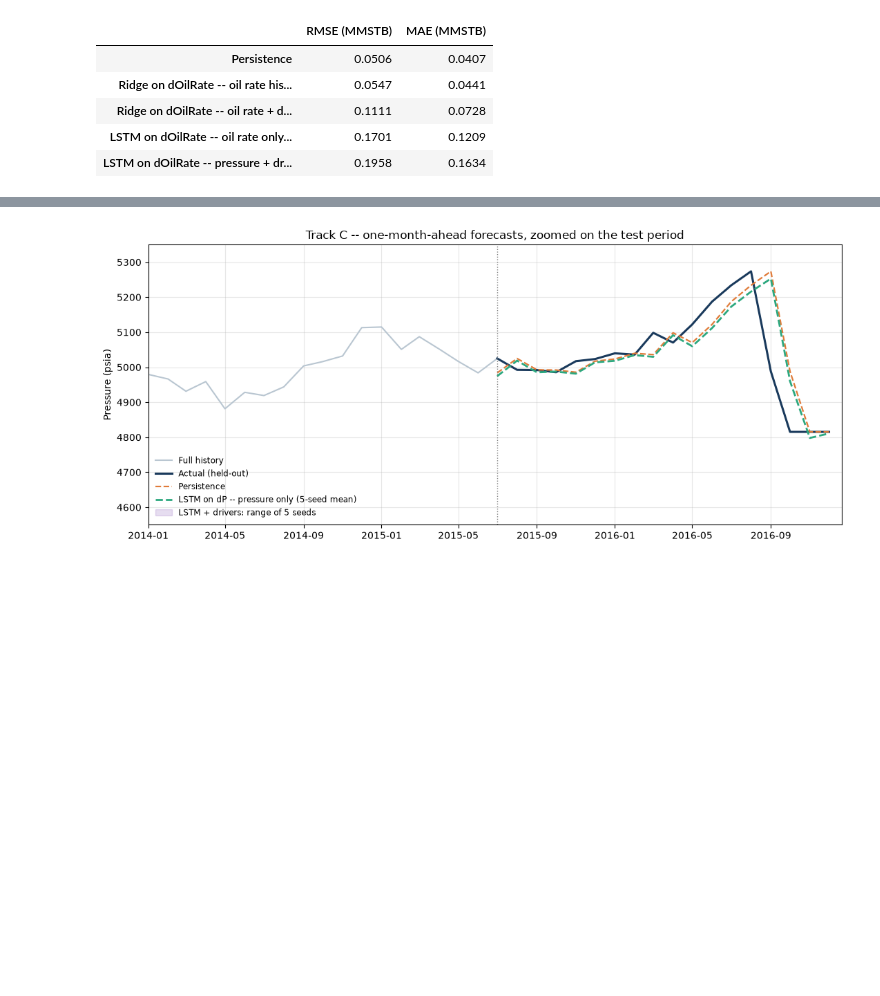
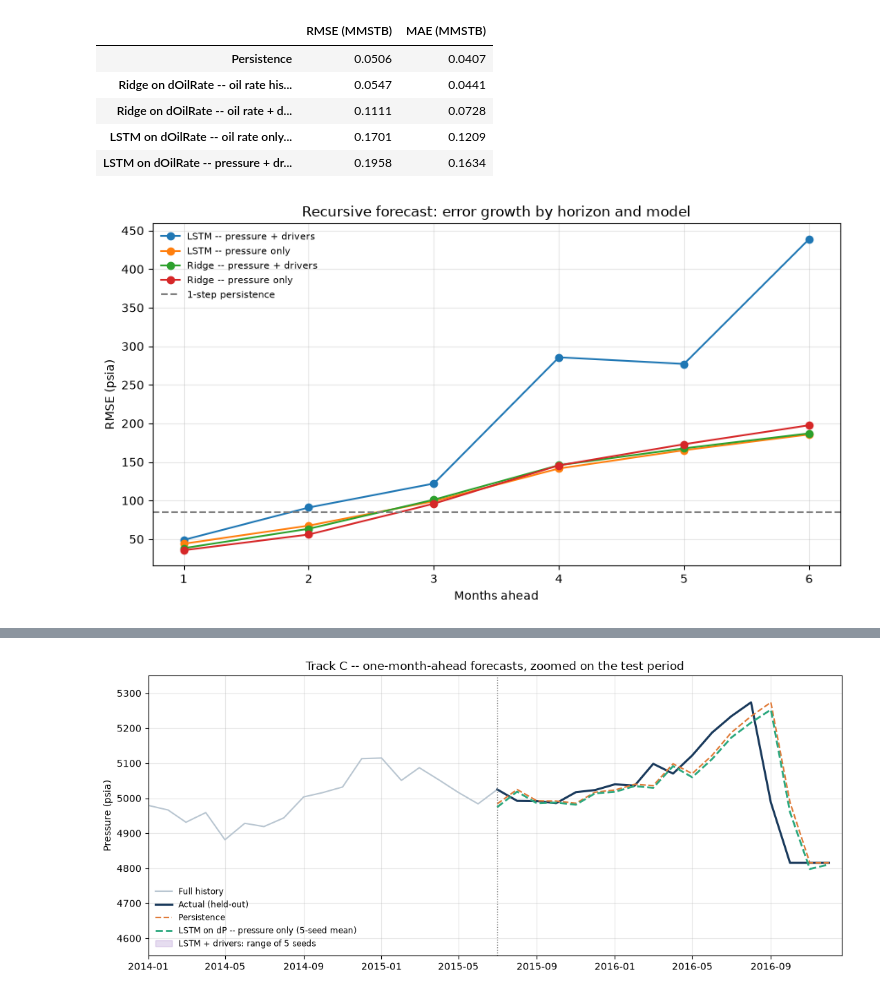
Before and after one commit to sadaraka-kadi/ml4pe-pressure-forecasting, a Jupyter notebook: notebooks/capstone.ipynb, the cells around one changed output, grey strips where cells are left out. Saved outputs shown, nothing was run; the diff lists cells and outputs as text; code cells hidden in the pictures; blank space fills up the shorter version.

```diff
--- a/notebooks/capstone.ipynb
+++ b/notebooks/capstone.ipynb
@@ -726,3 +726,8 @@ oil_scores
 # %%
 # Experiment 4
 # 6 - month recursive forecast
+n_train_months = len(volve) - TEST_MONTHS
+series_all = volve[DRIVERS].values.astype("float32")   # [pressure, oil_rate, water_inj]
+scaler_full = StandardScaler().fit(series_all[:n_train_months])
+S_full = scaler_full.transform(series_all).astype("float32")
+pressure_raw = volve["Pressure_psia"].values
@@ -728,0 +881,9 @@ oil_scores
+# %%
+ridge_pipeline_drivers = GridSearchCV(make_pipeline(StandardScaler(), Ridge()),
+                                      {"ridge__alpha": [1, 10, 100, 1000, 10000]},
+                                      cv=TimeSeriesSplit(n_splits=4),
+                                      scoring="neg_root_mean_squared_error").fit(
+    train_r[dp_feats_r + driver_feats_r], train_r["dP"])
+
+feats_drivers = dp_feats_r + driver_feats_r
+DRIVER_FEATS = driver_feats_r   # matches the name used in rolling_recursive_ridge_drivers
@@ -728,0 +912,28 @@ oil_scores
+# %%
+N_STEPS = 6
+LAGS_R = 6
+
+all_recursive = pd.concat([
+    rolling_recursive_ridge_history(ridge_pipeline_r, dp_feats_r, pressure_raw, n_train_months, TEST_MONTHS, N_STEPS, LAGS_R),
+    rolling_recursive_ridge_drivers(ridge_pipeline_drivers, feats_drivers, DRIVER_FEATS, pressure_raw, volve, n_train_months, TEST_MONTHS, N_STEPS, LAGS_R),
+    rolling_recursive_lstm_history(lstm_model_pressure_only, S_full[:, 0], pressure_raw, dP_sd, n_train_months, TEST_MONTHS, N_STEPS, LAGS_R),
+    rolling_recursive_lstm_drivers(lstm_model_drivers, S_full, pressure_raw, dP_sd, n_train_months, TEST_MONTHS, N_STEPS, LAGS_R),
+])
+
+horizon_compare = all_recursive.groupby(["model", "horizon"]).apply(
+    lambda g: rmse(g["actual"], g["pred"])
+).reset_index(name="RMSE_psia")
+
+plt.figure(figsize=(9, 5))
+for name, grp in horizon_compare.groupby("model"):
+    plt.plot(grp["horizon"], grp["RMSE_psia"], marker="o", label=name)
+plt.axhline(85.3, color="gray", ls="--", label="1-step persistence")
+plt.xlabel("Months ahead"); plt.ylabel("RMSE (psia)")
+plt.title("Recursive forecast: error growth by horizon and model")
+plt.legend(frameon=False, fontsize=8)
+plt.grid(alpha=0.3)
+plt.tight_layout()
+plt.savefig(OUT_PATH / "recursive_comparison_all4.png", dpi=200, bbox_inches='tight')
+plt.show()
+# %% [output]
+[figure, added]
```
Also changed, not shown: parts of 10 cells of this notebook.
